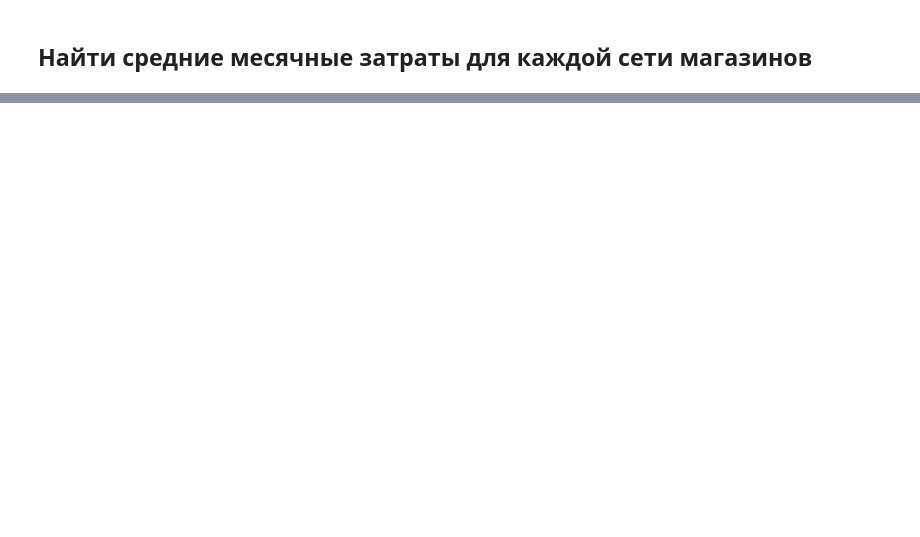
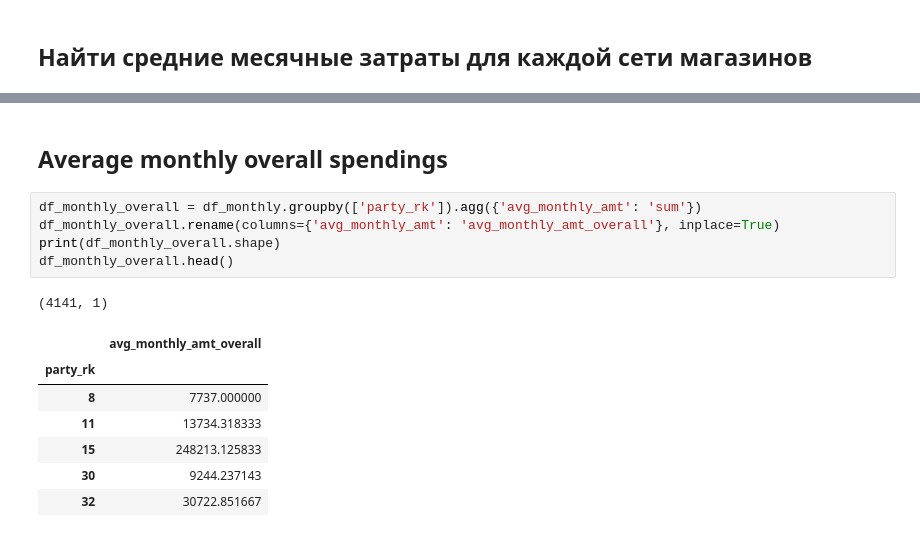
Before and after one commit to egorgladin/financial_advice, a Jupyter notebook: bank_topic_modelling.ipynb, the cells around one changed output, grey strips where cells are left out. Drawn from its saved outputs; the diff is of its cells as text; blank space fills up the shorter version.

```diff
--- a/bank_topic_modelling.ipynb
+++ b/bank_topic_modelling.ipynb
@@ -85,0 +93,16 @@ df_monthly.head()
+# %% [markdown]
+## Average monthly overall spendings
+# %%
+df_monthly_overall = df_monthly.groupby(['party_rk']).agg({'avg_monthly_amt': 'sum'})
+df_monthly_overall.rename(columns={'avg_monthly_amt': 'avg_monthly_amt_overall'}, inplace=True)
+print(df_monthly_overall.shape)
+df_monthly_overall.head()
+# %% [output]
+(4141, 1)
+|  | avg_monthly_amt_overall |
+| party_rk |  |
+| 8 | 7737.000000 |
+| 11 | 13734.318333 |
+| 15 | 248213.125833 |
+| 30 | 9244.237143 |
+| 32 | 30722.851667 |
```
Also changed, not shown: parts of 21 cells of this notebook.
